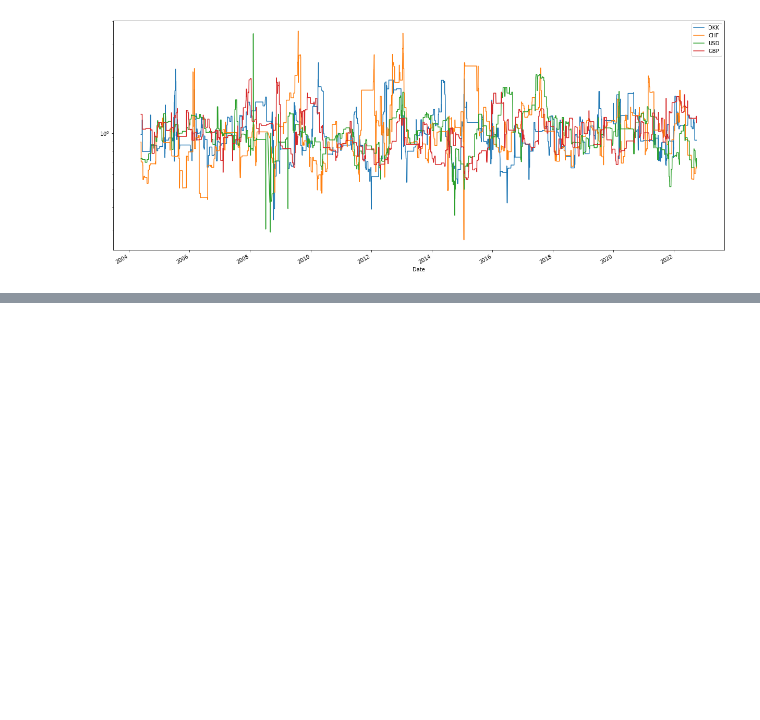
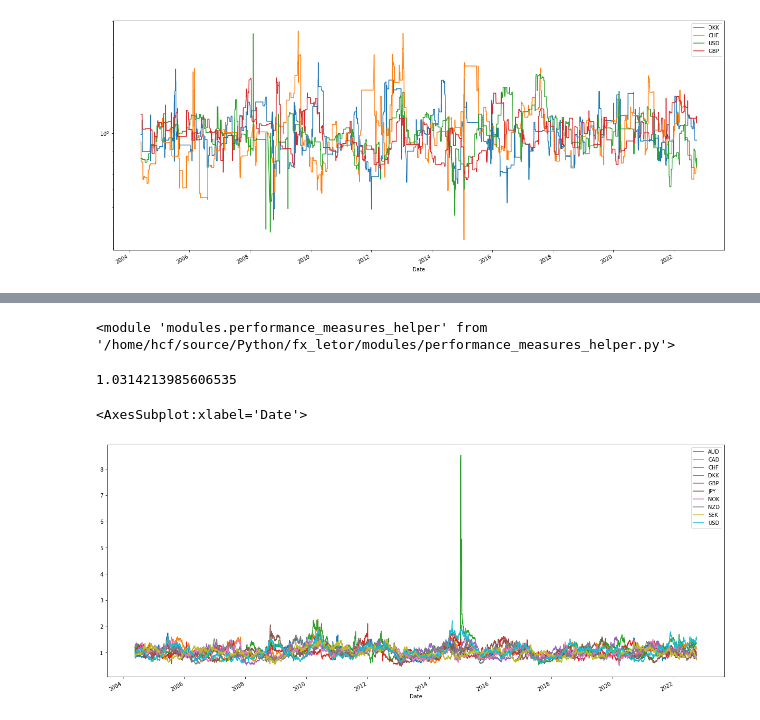
Before and after one commit to falken1983/fx_letor, a Jupyter notebook: generate_fx_data.ipynb, the cells around one changed output, grey strips where cells are left out. Drawn from its saved outputs; the diff is of its cells as text; code cells hidden in the pictures; blank space fills up the shorter version.

Commit message:
Update: generate_fx_data, custom modules performance_helpers
Adding Sortino, Omega Ratios (UPM/LPM) based

```diff
--- a/generate_fx_data.ipynb
+++ b/generate_fx_data.ipynb
@@ -424,0 +424,23 @@ with open(PATH + "fx_data/FX_features_pd135_quantilePMs.pkl","wb+") as handle:
+# %%
+fx_rates = pd.read_csv(
+    "fx_data/inverse_FX_rates.csv",
+    index_col="Date",
+    parse_dates=["Date"]
+)
+# %%
+import importlib
+import modules.performance_measures_helper as pms
+importlib.reload(pms)
+# %% [output]
+<module 'modules.performance_measures_helper' from '/home/hcf/source/Python/fx_letor/modules/performance_measures_helper.py'>
+# %%
+pms.omega_ratio(fx_rates.pct_change()["USD"])
+# %% [output]
+1.0314213985606535
+# %%
+omega_ratio= fx_rates.pct_change().rolling(window=126).apply(pms.omega_ratio)
+# %%
+omega_ratio.plot(figsize=(21,9))
+# %% [output]
+<AxesSubplot:xlabel='Date'>
+[figure, added]
```
Also changed, not shown: parts of 7 cells of this notebook, 1 other file.
